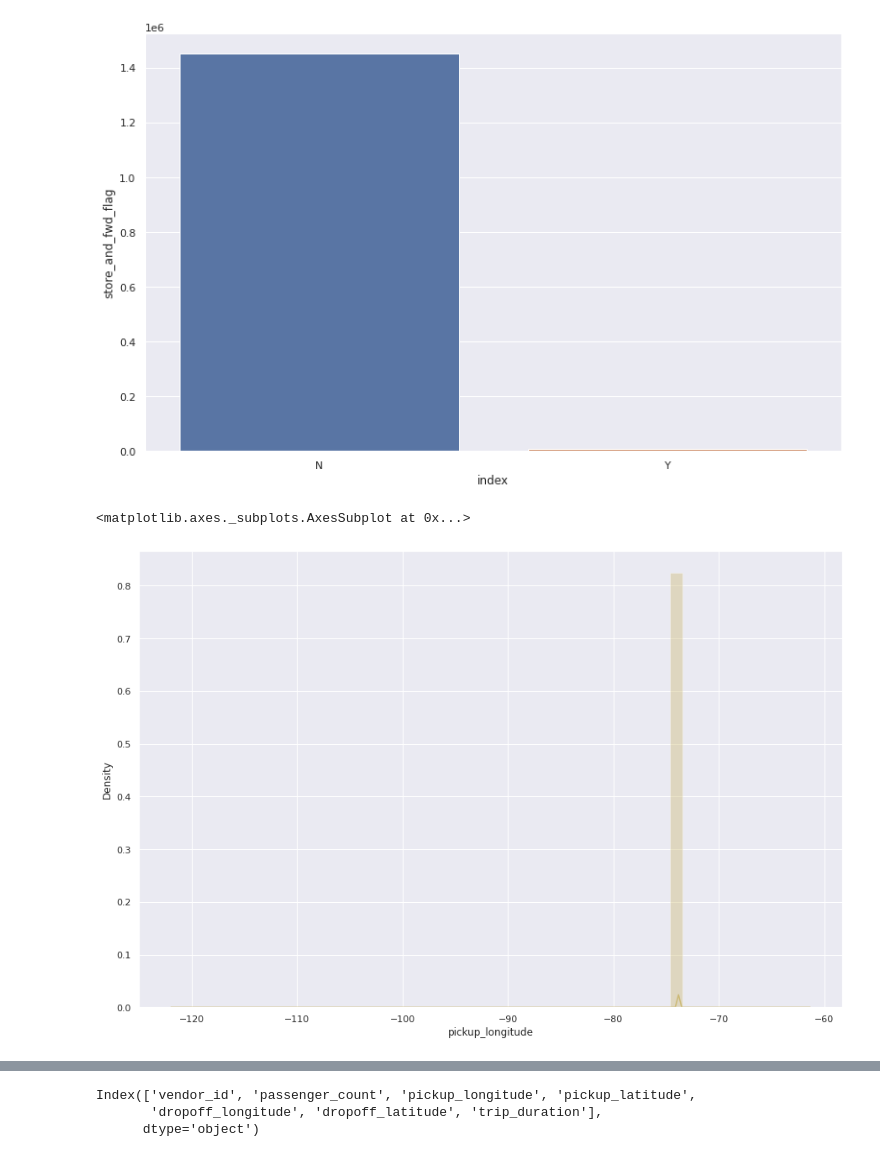
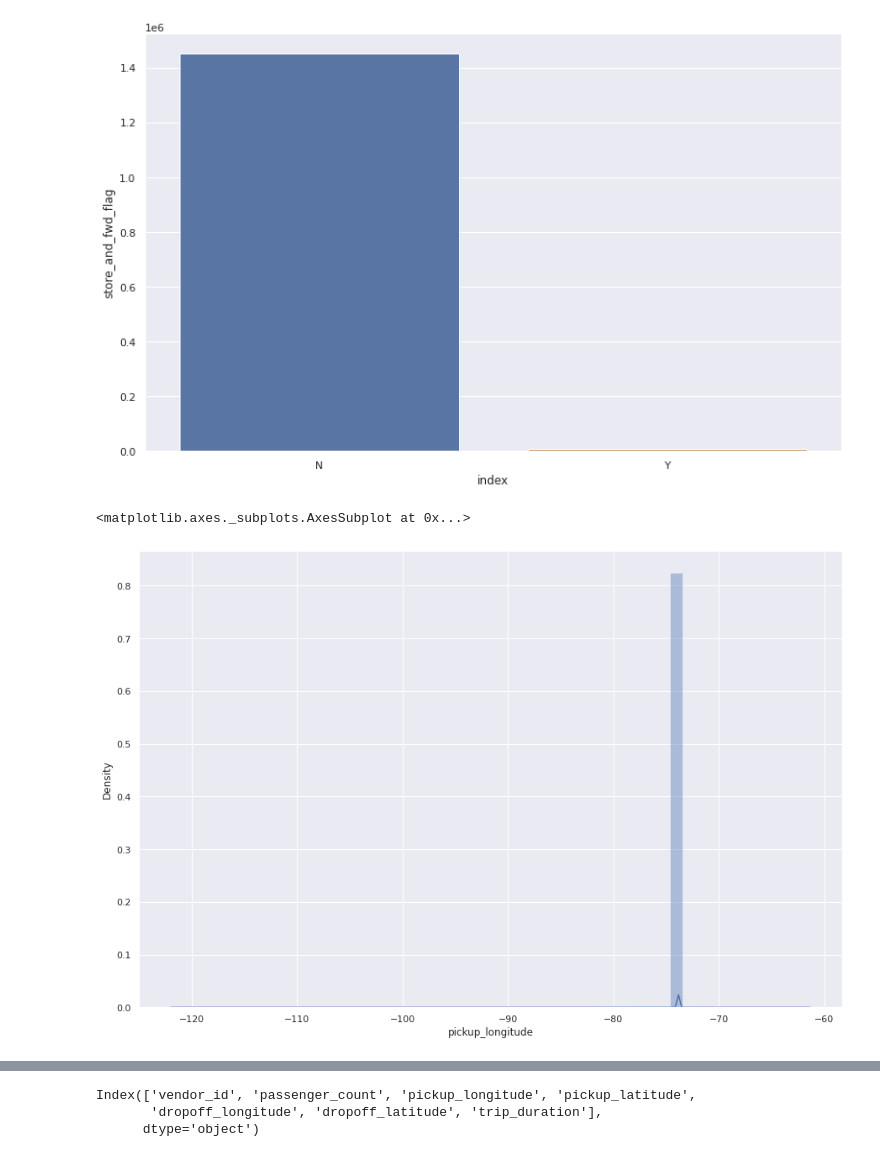
Before and after one commit to hrushikeshsahu19/Taxi-trip-time-Prediction, a Jupyter notebook: Hrushikesh_Sahu_Team_3_Capstone_Project_2.ipynb, the cells around one changed output, grey strips where cells are left out. Drawn from its saved outputs; the diff is of its cells as text; code cells hidden in the pictures.

```diff
--- a/Hrushikesh_Sahu_Team_3_Capstone_Project_2.ipynb
+++ b/Hrushikesh_Sahu_Team_3_Capstone_Project_2.ipynb
@@ -201,10 +225,10 @@ sns.barplot(x='index',y='store_and_fwd_flag',data=store_and_fwd_flag_df)
 # %%
 # InDependent variable 'pickup_longitude'
 plt.figure(figsize=(15,10))
-sns.distplot(dataset['pickup_longitude'],color="y")
+sns.distplot(dataset['pickup_longitude'],color="B")
 # %% [output]
 <matplotlib.axes._subplots.AxesSubplot at 0x...>
-[figure, old version]
+[figure, new version]
 # %%
 # InDependent variable 'pickup_latitude'
 plt.figure(figsize=(15,10))
```
Also changed, not shown: parts of 84 cells of this notebook.
